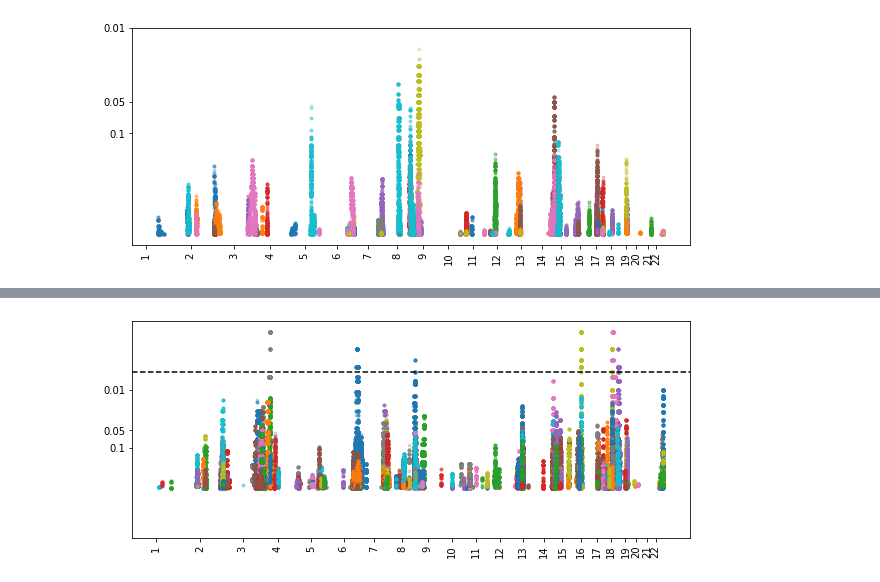
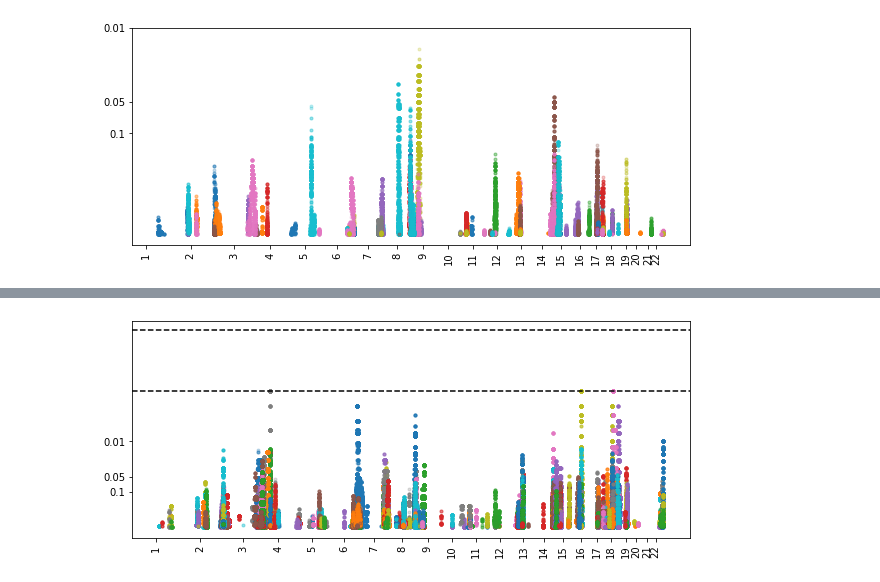
Before and after one commit to kpaskov/SibpairLinkage, a Jupyter notebook: analysis/Manhattan.ipynb, the cells around one changed output, grey strips where cells are left out. Saved outputs shown, nothing was run; the diff lists cells and outputs as text; code cells hidden in the pictures.

Commit message:
cytoband

```diff
--- a/analysis/Manhattan.ipynb
+++ b/analysis/Manhattan.ipynb
@@ -7,7 +7,7 @@ import json
 #dataset = 'ssc.hg38'
 #subtypes = ['current', 'life']
 
-dataset = 'spark'
+dataset = 'spark.cytoband'
 subtypes = [None]
 # %%
 intervals = np.load('../permutation_tests/phen.%s.intervals.npy' % dataset)
@@ -108,17 +128,18 @@ print(pvalues_comb.shape)
 # %%
 fig, subplots = plt.subplots(1, 1, figsize=(10, 4), sharey=True, sharex=True)
 
 for i in range(len(combos)):
     indices = pvalues_comb[i, :]<0.5
     subplots.scatter(x[indices], np.clip(0, -np.log10(pvalues_comb[i, indices]), 3), marker='.', alpha=0.25)
 
 
 plt.xticks([chrom_to_offset[x] for x in range(1, 23)], [str(x) for x in range(1, 23)], rotation=90)
 plt.yticks(-np.log10([0.1, 0.05, 0.01]), ['0.1', '0.05', '0.01'])
-plt.axhline(-np.log10(0.005), color='black', linestyle='--')
+plt.axhline(-np.log10(0.05/780), color='black', linestyle='--')
+plt.axhline(-np.log10(1/1000), color='black', linestyle='--')
 plt.show()
 # %% [output]
-[figure, old version]
+[figure, new version]
 # %%
 with open('../../PhenotypeGLRM/preprocessing/schemas/SCQ.json', 'r') as f:
     scq = json.load(f)
```
Also changed, not shown: parts of 7 cells of this notebook, 4 other files.
